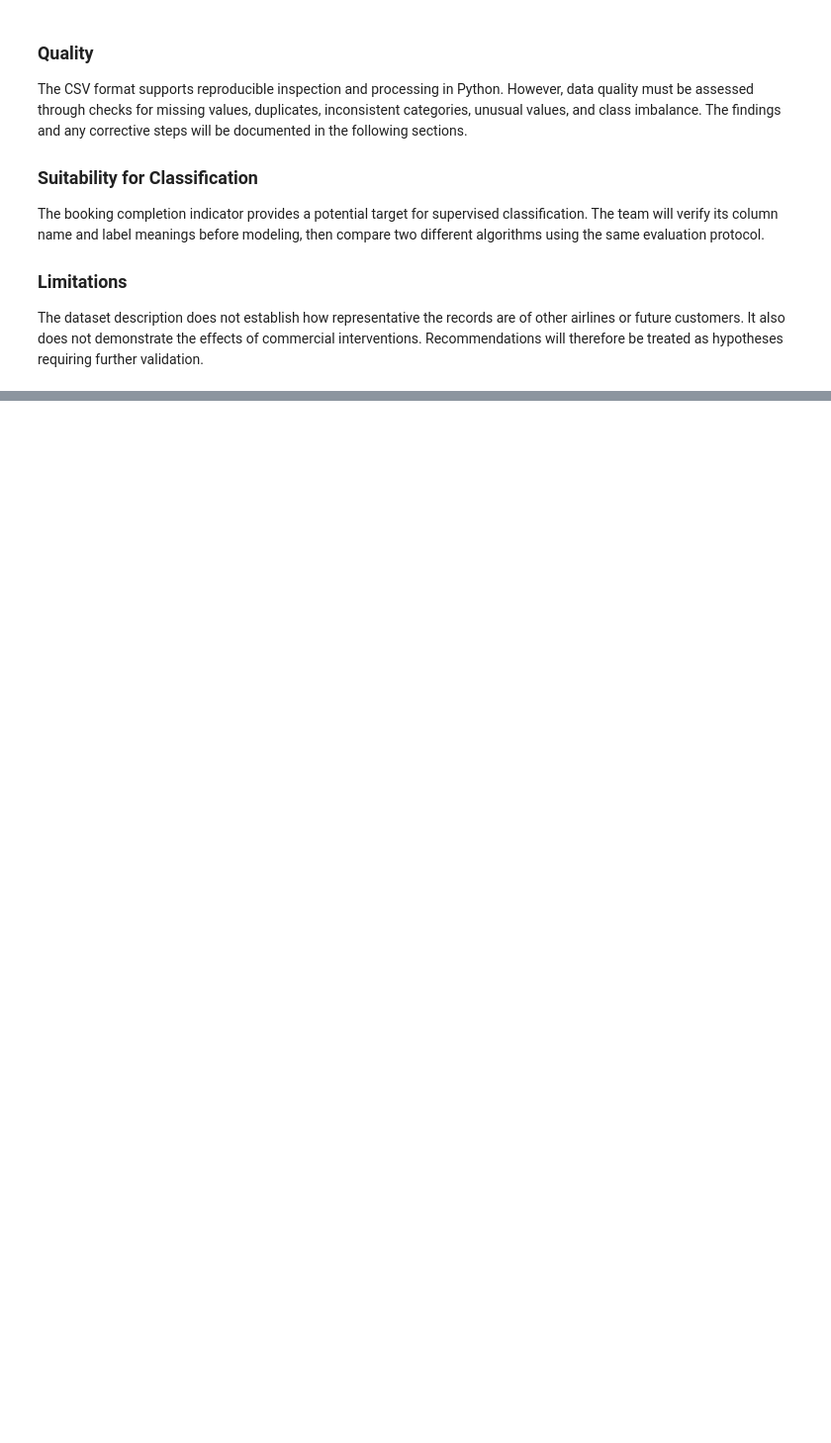
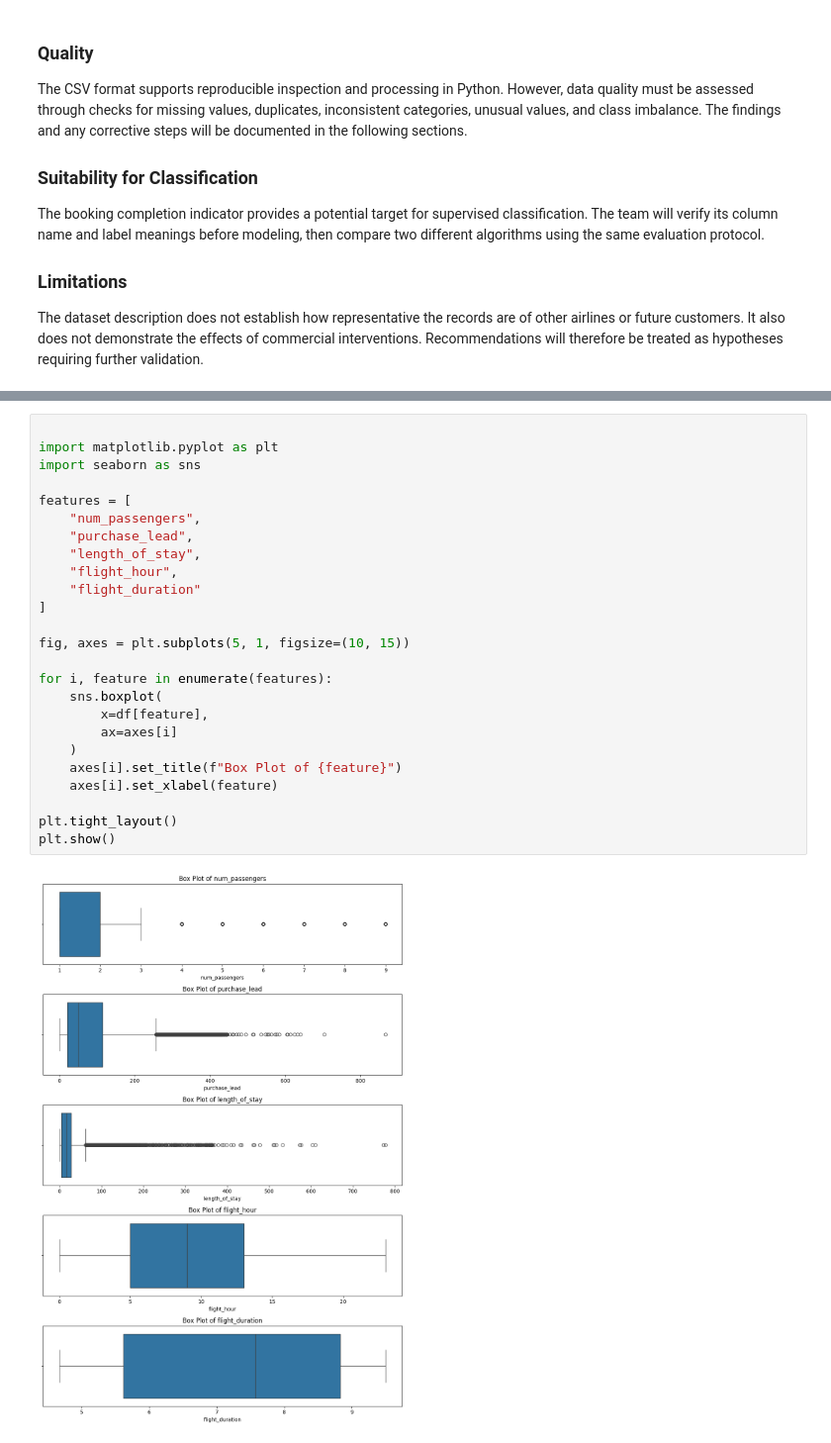
Before and after one commit to Ghaida-Alyousef/SW485-Project-Group5, a Jupyter notebook: Phase1_Data_Exploration.ipynb, the cells around one changed output, grey strips where cells are left out. Shown at 99% size. Drawn from its saved outputs; the diff is of its cells as text; blank space fills up the shorter version.

```diff
--- a/Phase1_Data_Exploration.ipynb
+++ b/Phase1_Data_Exploration.ipynb
@@ -55,0 +248,27 @@ The dataset description does not establish how representative the records are of
+# %%
+
+import matplotlib.pyplot as plt
+import seaborn as sns
+
+features = [
+    "num_passengers",
+    "purchase_lead",
+    "length_of_stay",
+    "flight_hour",
+    "flight_duration"
+]
+
+fig, axes = plt.subplots(5, 1, figsize=(10, 15))
+
+for i, feature in enumerate(features):
+    sns.boxplot(
+        x=df[feature],
+        ax=axes[i]
+    )
+    axes[i].set_title(f"Box Plot of {feature}")
+    axes[i].set_xlabel(feature)
+
+plt.tight_layout()
+plt.show()
+# %% [output]
+[figure, added]
```
Also changed, not shown: parts of 26 cells of this notebook.
